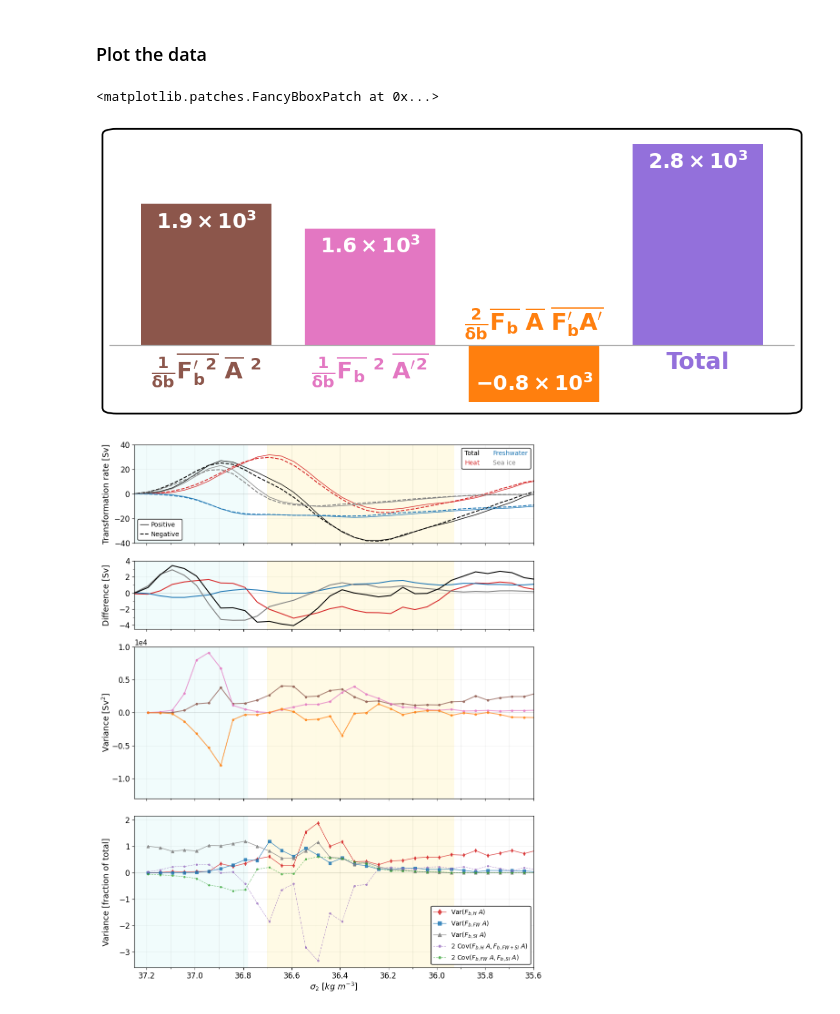
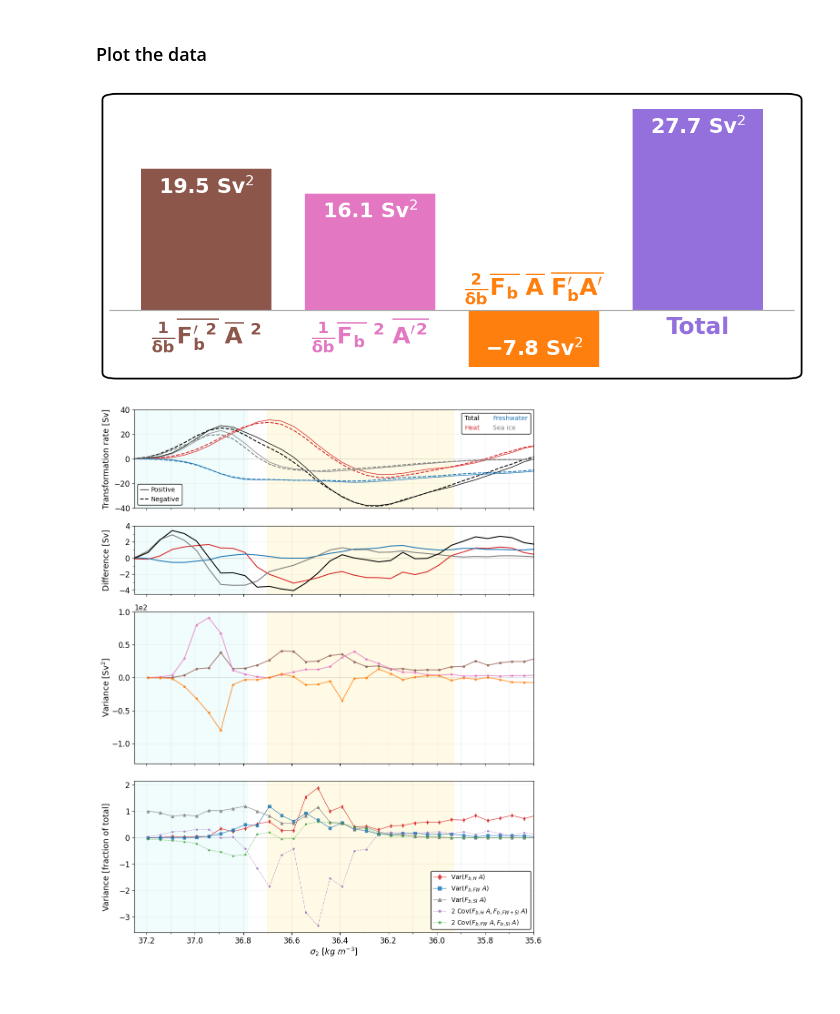
Before and after one commit to sarahhzhangg/ECCOV4r5_WMT, a Jupyter notebook: ECCO_WMT_paper_annual.ipynb, the cells around one changed output. Drawn from its saved outputs; the diff is of its cells as text; code cells hidden in the pictures.

```diff
--- a/ECCO_WMT_paper_annual.ipynb
+++ b/ECCO_WMT_paper_annual.ipynb
@@ -634,6 +634,7 @@ Nt = len(R['sst'])
 wmt_full = calculate_wmt_full(R, Nt)
 
 TRANS, TRANS_SI = {}, {}
+trans_ann_tot = {}
 TRANS_sd, TRANS_SI_sd = {}, {}
 FW_NO_SI_sd = {}
 nyears = Nt // 12
@@ -650,6 +651,7 @@ for hem_name in hems:
     trans_ann = np.nanmean(trans_yr, axis=1)
     trans_si_ann = np.nanmean(trans_si_yr, axis=1)
 
+    trans_ann_tot[hem_name] = trans_ann.sum(axis=1) # annual WMT rates
     TRANS_sd[hem_name] = np.nanstd(trans_ann, axis=0)
     TRANS_SI_sd[hem_name] = np.nanstd(trans_si_ann, axis=0)
     FW_NO_SI_sd[hem_name] = np.nanstd(trans_ann[:, 1, :] - trans_si_ann[:, 1, :], axis=0)
@@ -1585,10 +1592,10 @@ var_components = {'heat': var_heat,
 # %%
 fig, ax = plt.subplots(figsize=(11,4.5))
 dsigma2 = 0.05 ** 2
-values = [np.nanmean(filter_siz_only(a)) / dsigma2 * ((10e-6) ** 2),
-          np.nanmean(filter_siz_only(b)) / dsigma2 * ((10e-6) ** 2),
-          np.nanmean(filter_siz_only(c)) / dsigma2 * ((10e-6) ** 2)] + \
-         [np.nanmean(filter_siz_only(a + b + c)) / dsigma2 * ((10e-6) ** 2)]
+values = [np.nanmean(filter_siz_only(a)) / dsigma2 * ((1e-6) ** 2),
+          np.nanmean(filter_siz_only(b)) / dsigma2 * ((1e-6) ** 2),
+          np.nanmean(filter_siz_only(c)) / dsigma2 * ((1e-6) ** 2)] + \
+         [np.nanmean(filter_siz_only(a + b + c)) / dsigma2 * ((1e-6) ** 2)]
 meanvar_bar_colors = ['tab:brown', 'tab:pink', 'tab:orange', 'mediumpurple']
 
 bar_container = ax.bar([
@@ -1600,20 +1607,21 @@ bar_container = ax.bar([
                        color=meanvar_bar_colors)
 
 # ylim = ax.get_ylim()
-ax.set_ylim(-0.8e3, 2.9e3)
+ax.set_ylim(-0.8e1, 2.9e1)
 ax.tick_params(axis='x', length=0)
 ax.set_xticklabels([])
 ax.axhline(0, linewidth=1, color='darkgrey')
 
 # --- format bar VALUES as x10^n (LaTeX) instead of e+n ---
 def sci_label(val):
-    if val == 0:
-        return "0"
-    exp = 3# int(np.floor(np.log10(abs(val))))
-    mant = val / 10**exp
-    return fr"$\mathbf{{{mant:.1f}\times10^{{{exp}}}}}$"
+    # if val == 0:
+    #     return "0"
+    # exp = 1# int(np.floor(np.log10(abs(val))))
+    # mant = val / 10**exp
+    # return fr"$\mathbf{{{mant:.1f}\times10^{{{exp}}}}}$"
+    return fr"$\mathbf{{{val:.1f}}}$"
 
-bar_value_labels = [sci_label(v) for v in values]
+bar_value_labels = [sci_label(v) + r" Sv$^2$" for v in values]
 ax.bar_label(bar_container, labels=bar_value_labels, size=23, padding=-32,
              color='white', fontweight='bold')
 
@@ -1650,36 +1658,35 @@ ax.spines['right'].set_visible(False)
 # remove y ticks/labels entirely
 ax.set_yticks([])
 ax.tick_params(axis='y', length=0, labelleft=False)
 
 fig.patch.set_facecolor('none')
 fig.canvas.draw()
 fig.tight_layout()
 fig.canvas.draw()
 
 # get axes bbox in figure coordinates, then pad it out — no y-axis labels now,
 # so left/top padding can shrink; keep a little room for the bar-base labels
 bbox = ax.get_position()
 pad_left   = 0.01
 pad_right  = 0.01
 pad_top    = 0.02
 pad_bottom = 0.035
 frame = FancyBboxPatch(
     (bbox.x0 - pad_left, bbox.y0 - pad_bottom),
     bbox.width + pad_left + pad_right,
     bbox.height + pad_top + pad_bottom,
     boxstyle="round,pad=0,rounding_size=0.02",
     transform=fig.transFigure,
     facecolor='white',
     edgecolor='black',
     linewidth=2.0,
     zorder=-1,
     clip_on=False,
 )
 fig.add_artist(frame)
-# fig.savefig('manuscript_figs/var_decomp_bars.png', facecolor='white', bbox_inches='tight')
+fig.savefig('manuscript_figs/var_decomp_bars.png', facecolor='white', bbox_inches='tight', dpi=1200)
 # %% [output]
-<matplotlib.patches.FancyBboxPatch at 0x...>
-[figure, old version]
+[figure, new version]
 # %%
 # figure setup
 height_ratios = [3.25, 2.25, 5, 5]
```
Also changed, not shown: parts of 6 cells of this notebook, 3 other files.
